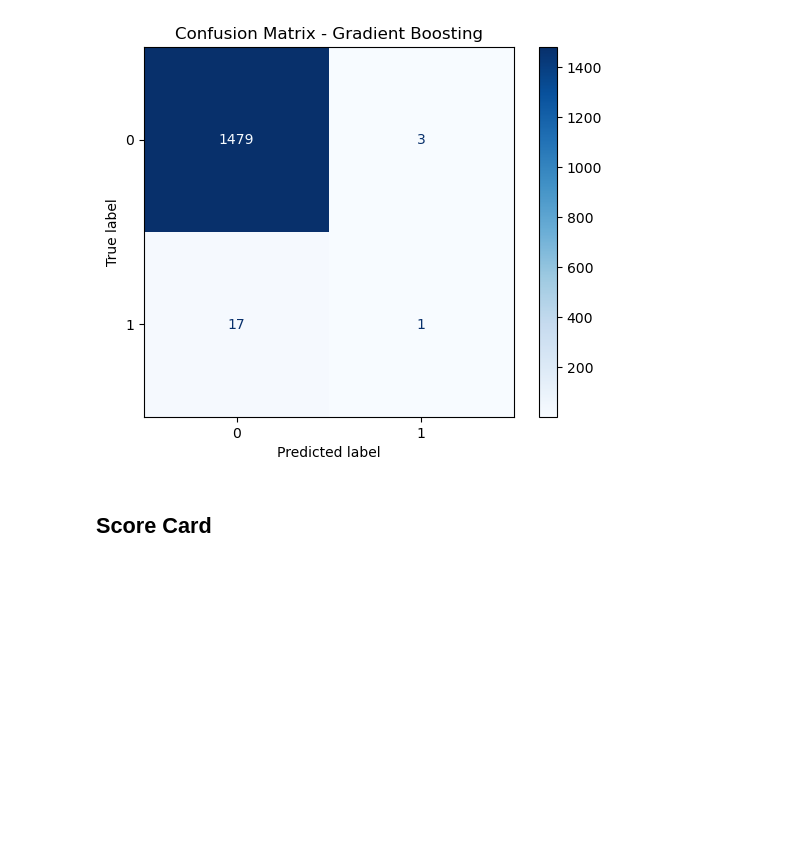
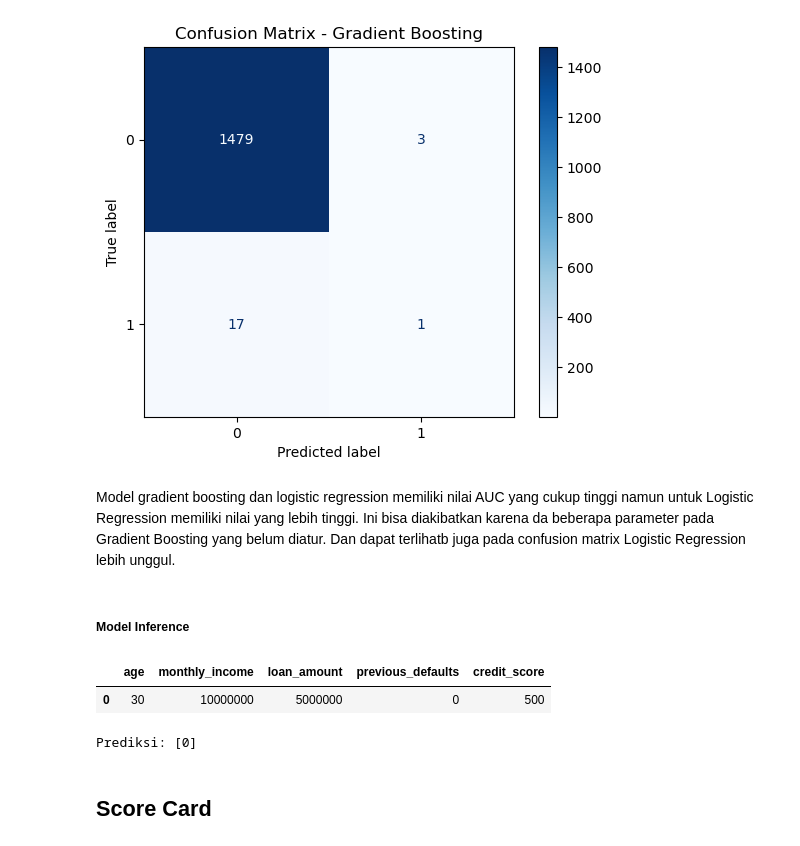
Before and after one commit to reido2000/ds-takehome, a Jupyter notebook: notebooks/B_modeling.ipynb, the cells around one changed output. Saved outputs shown, nothing was run; the diff lists cells and outputs as text; code cells hidden in the pictures; blank space fills up the shorter version.

```diff
--- a/notebooks/B_modeling.ipynb
+++ b/notebooks/B_modeling.ipynb
@@ -162,10 +162,31 @@ plt.title("Confusion Matrix - Gradient Boosting")
 plt.show()
 # %% [output]
 [figure]
+# %% [markdown]
+Model gradient boosting dan logistic regression memiliki nilai AUC yang cukup tinggi namun untuk Logistic Regression memiliki nilai yang lebih tinggi. Ini bisa diakibatkan karena da beberapa parameter pada Gradient Boosting yang belum diatur. Dan dapat terlihatb juga pada confusion matrix Logistic Regression lebih unggul.
 # %%
 # Save model
 with open('model.pkl', 'wb') as p:
     pickle.dump(gbc, p)
+# %% [markdown]
+##### Model Inference
+# %%
+df_inf = {'age' : 30,
+          'monthly_income' : 10000000,
+          'loan_amount' : 5000000,
+          'previous_defaults': 0,
+          'credit_score': 500}
+df_inf = pd.DataFrame([df_inf])
+df_inf
+# %% [output]
+|  | age | monthly_income | loan_amount | previous_defaults | credit_score |
+| 0 | 30 | 10000000 | 5000000 | 0 | 500 |
+# %%
+# Lakukan prediksi
+predictions = model.predict(df_inf)
+print("Prediksi:", predictions)
+# %% [output]
+Prediksi: [0]
 # %% [markdown]
 ## Score Card
 # %%
```
Also changed, not shown: parts of 4 cells of this notebook, 1 other file.
